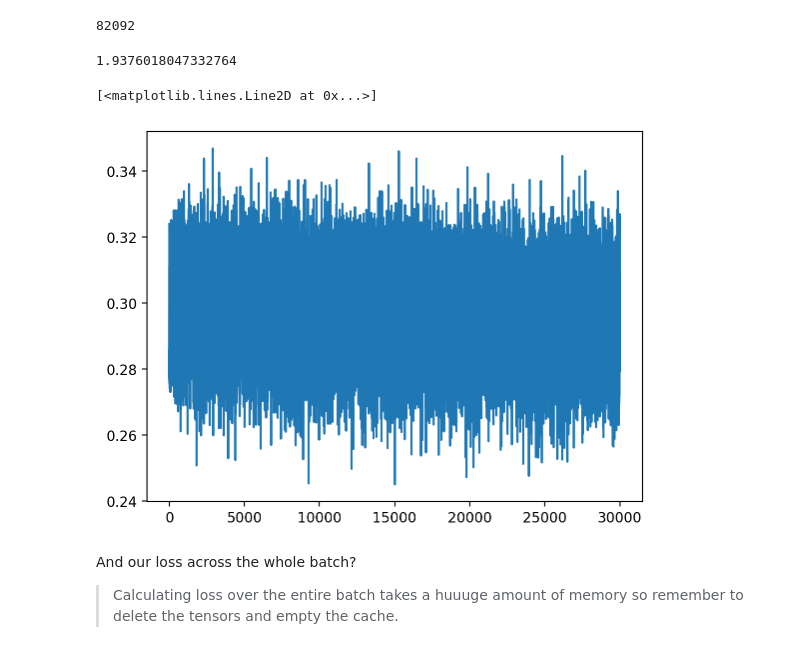
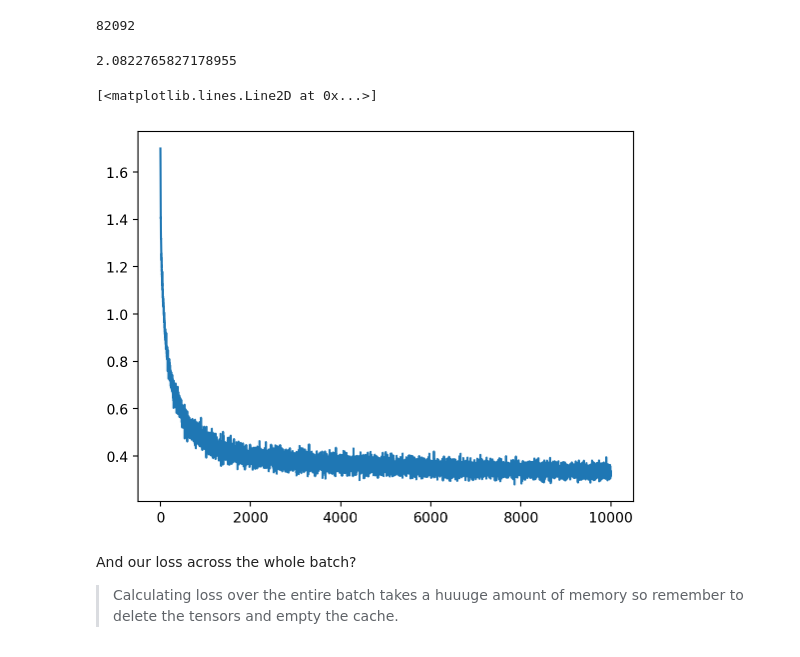
Before and after one commit to Ryan-Palmer/MIDIGen, a Jupyter notebook: src/2 - Batches.ipynb, the cells around one changed output. Drawn from its saved outputs; the diff is of its cells as text; code cells hidden in the pictures.

```diff
--- a/src/2 - Batches.ipynb
+++ b/src/2 - Batches.ipynb
@@ -589,41 +589,41 @@ sum(p.numel() for p in parameters)
 # %% [output]
 82092
 # %%
-iterations = 30000
-learning_rate = 0.03
+iterations = 10000
+learning_rate = 0.1
 minibatch_size = 1024
 
 losses = []
 for _ in range(iterations):
 
     # Configure minibatch
     ix = torch.randint(0, Xtrain.shape[0], (minibatch_size,)) # randomly pick indices
     labels = Ytrain[ix]
 
     # Forward pass
     emb = C[Xtrain[ix]]
     emb_flattened = emb.view(-1, (block_size*embed_size))
     h = torch.tanh(emb_flattened @ W1 + b1)
     logits = h @ W2 + b2
     loss = F.cross_entropy(logits, Ytrain[ix])
 
     # Backward pass
     for p in parameters:
         p.grad = None
     loss.backward()
 
     # Update weights
     for p in parameters:
         p.data -= learning_rate * p.grad
 
     losses.append(loss.log10().item())
 
 print(loss.item())
 plt.plot(losses)
 # %% [output]
-1.9376018047332764
+2.0822765827178955
 [<matplotlib.lines.Line2D at 0x...>]
-[figure, old version]
+[figure, new version]
 # %% [markdown]
 And our loss across the whole batch?
 
```
